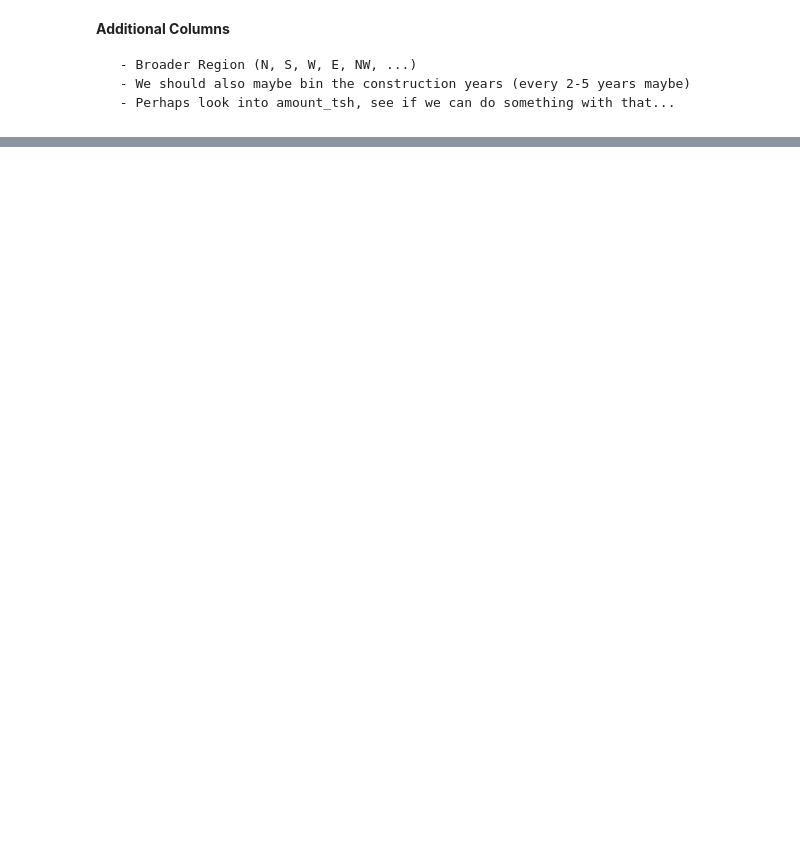
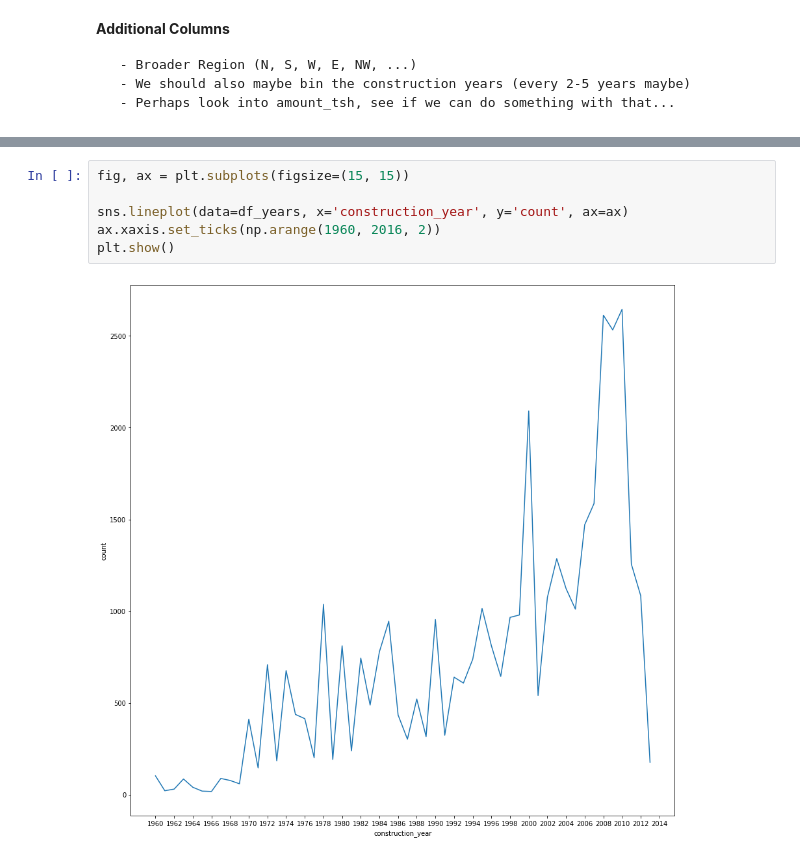
Before and after one commit to JasonErwin/dma-project, a Jupyter notebook: testing-notebooks/EDA.ipynb, the cells around one changed output, grey strips where cells are left out. Drawn from its saved outputs; the diff is of its cells as text; blank space fills up the shorter version.

```diff
--- a/testing-notebooks/EDA.ipynb
+++ b/testing-notebooks/EDA.ipynb
@@ -76,0 +164,8 @@ array([False, True, nan], dtype=object)
+# %%
+fig, ax = plt.subplots(figsize=(15, 15))
+
+sns.lineplot(data=df_years, x='construction_year', y='count', ax=ax)
+ax.xaxis.set_ticks(np.arange(1960, 2016, 2))
+plt.show()
+# %% [output]
+[figure, added]
```
Also changed, not shown: parts of 19 cells of this notebook.
